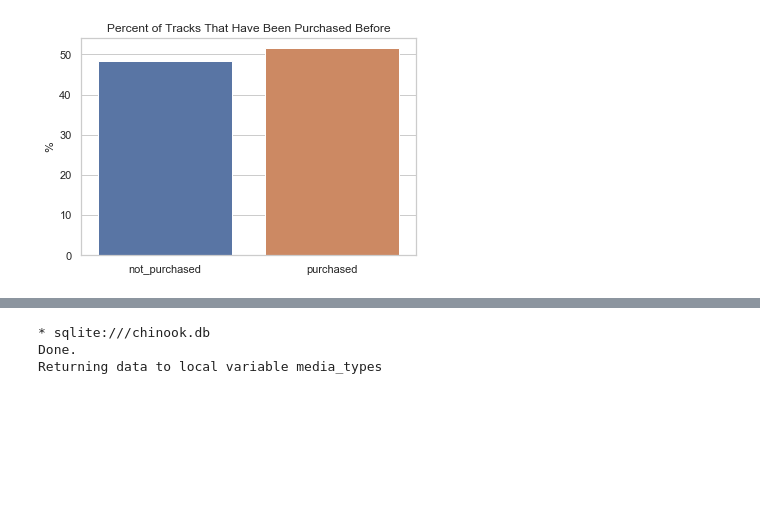
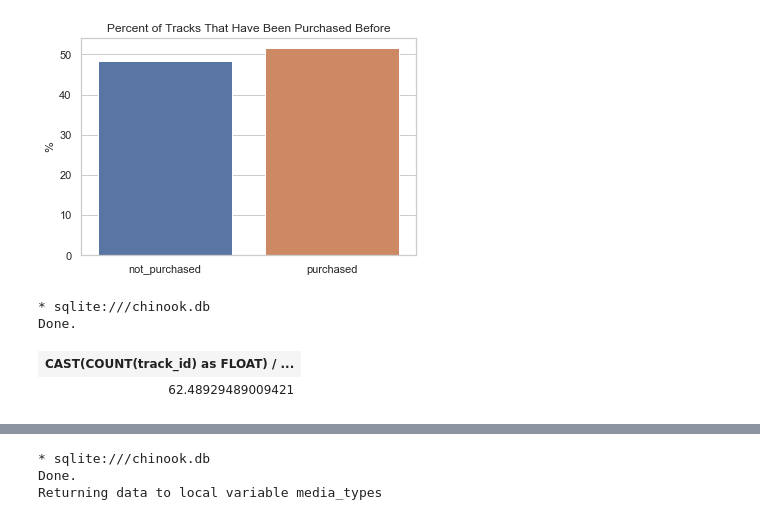
Before and after one commit to db-lab/portfolio, a Jupyter notebook: chinook_biz_analysis/chinook_analysis.ipynb, the cells around one changed output, grey strips where cells are left out. Cells and saved outputs as stored; diff of their text form; code cells hidden in the pictures; blank space fills up the shorter version.

```diff
--- a/chinook_biz_analysis/chinook_analysis.ipynb
+++ b/chinook_biz_analysis/chinook_analysis.ipynb
@@ -194,3 +197,28 @@ ax.set(ylabel='%', title='Percent of Tracks That Have Been Purchased Before')
 [Text(0, 0.5, '%'),
  Text(0.5, 1.0, 'Percent of Tracks That Have Been Purchased Before')]
 [figure]
+# %%
+%%sql
+/* Get list of tracks that haven't been bought since 2019-01-01 */
+WITH old_tracks AS
+(
+    SELECT track_id
+    FROM track
+
+    EXCEPT
+
+    SELECT DISTINCT t.track_id
+    FROM track t
+    JOIN invoice_line il ON il.track_id = t.track_id
+    JOIN invoice i ON i.invoice_id = il.invoice_id
+    WHERE invoice_date >= '2019-01-01'
+)
+
+/* Get the percentage of old unpurchased tracks relative to all tracks available */
+SELECT CAST(COUNT(track_id) as FLOAT) / (SELECT COUNT(track_id) FROM track) * 100 as percent_tracks_outdated
+FROM old_tracks
+# %% [output]
+* sqlite:///chinook.db
+Done.
+| CAST(COUNT(track_id) as FLOAT) / ... |
+| 62.48929489009421 |
```
Also changed, not shown: parts of 19 cells of this notebook.
